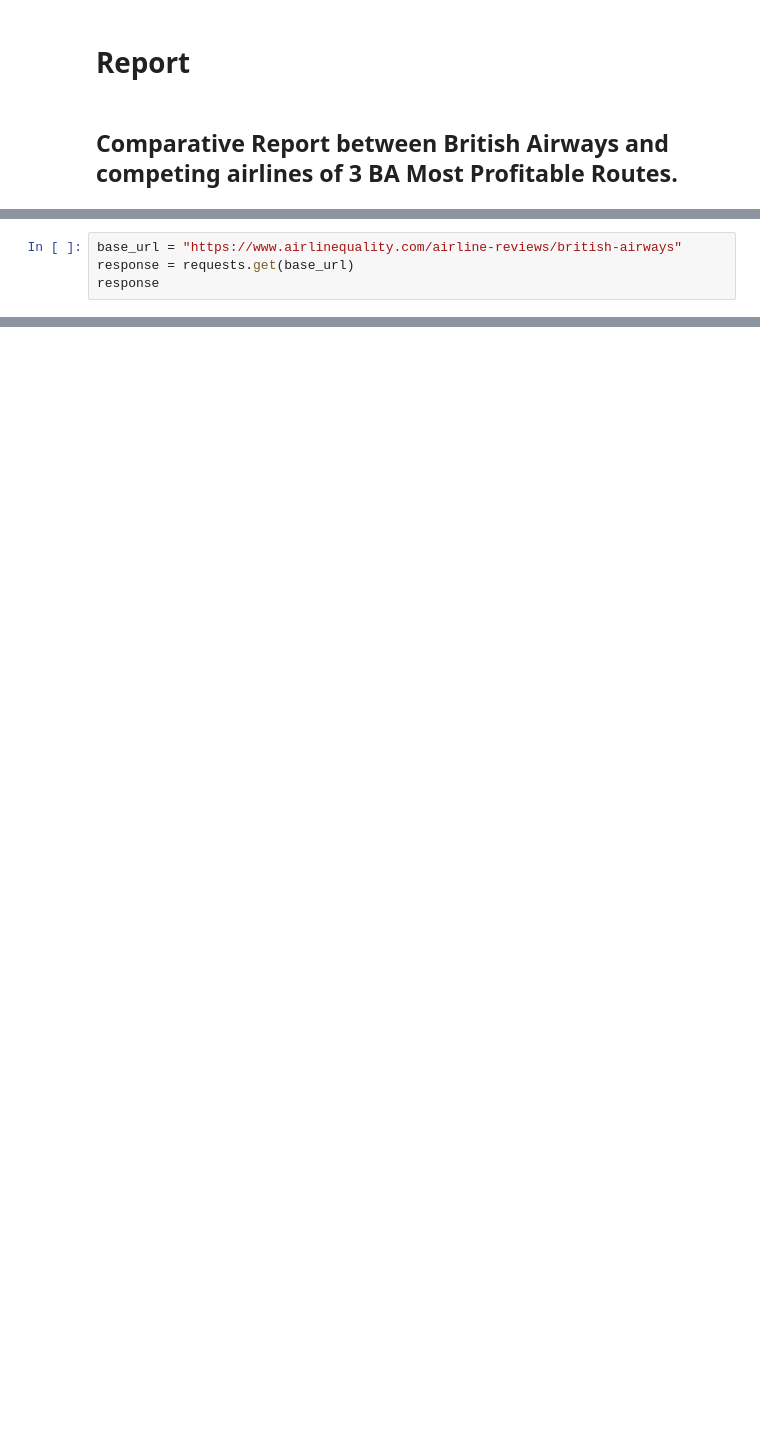
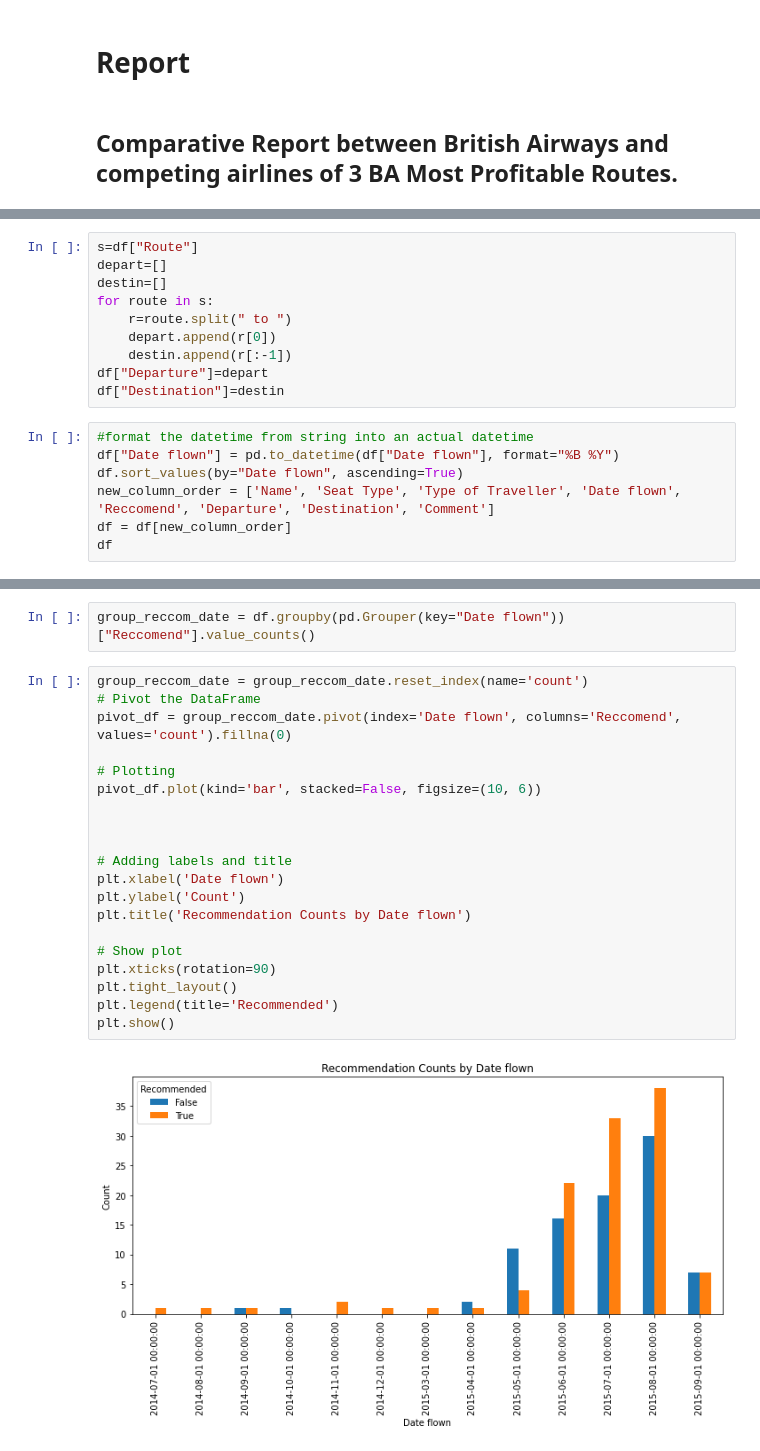
Before and after one commit to steverahardjo/learning, a Jupyter notebook: Brit_airline.ipynb, the cells around one changed output, grey strips where cells are left out. Saved outputs shown, nothing was run; the diff lists cells and outputs as text; blank space fills up the shorter version.

Commit message:
brit airline update

```diff
--- a/Brit_airline.ipynb
+++ b/Brit_airline.ipynb
@@ -58,4 +56,0 @@ British Airways customer service comment and ratings
-# %%
-base_url = "https://www.airlinequality.com/airline-reviews/british-airways"
-response = requests.get(base_url)
-response
@@ -232,0 +177,17 @@ print(df)
+# %%
+s=df["Route"]
+depart=[]
+destin=[]
+for route in s:
+    r=route.split(" to ")
+    depart.append(r[0])
+    destin.append(r[:-1])
+df["Departure"]=depart
+df["Destination"]=destin
+# %%
+#format the datetime from string into an actual datetime
+df["Date flown"] = pd.to_datetime(df["Date flown"], format="%B %Y")
+df.sort_values(by="Date flown", ascending=True)
+new_column_order = ['Name', 'Seat Type', 'Type of Traveller', 'Date flown', 'Reccomend', 'Departure', 'Destination', 'Comment']
+df = df[new_column_order]
+df
@@ -232,0 +257,24 @@ print(df)
+# %%
+group_reccom_date = df.groupby(pd.Grouper(key="Date flown"))["Reccomend"].value_counts()
+# %%
+group_reccom_date = group_reccom_date.reset_index(name='count')
+# Pivot the DataFrame
+pivot_df = group_reccom_date.pivot(index='Date flown', columns='Reccomend', values='count').fillna(0)
+
+# Plotting
+pivot_df.plot(kind='bar', stacked=False, figsize=(10, 6))
+
+
+
+# Adding labels and title
+plt.xlabel('Date flown')
+plt.ylabel('Count')
+plt.title('Recommendation Counts by Date flown')
+
+# Show plot
+plt.xticks(rotation=90)
+plt.tight_layout()
+plt.legend(title='Recommended')
+plt.show()
+# %% [output]
+[figure, added]
```
Also changed, not shown: parts of 28 cells of this notebook, 5 other files.
